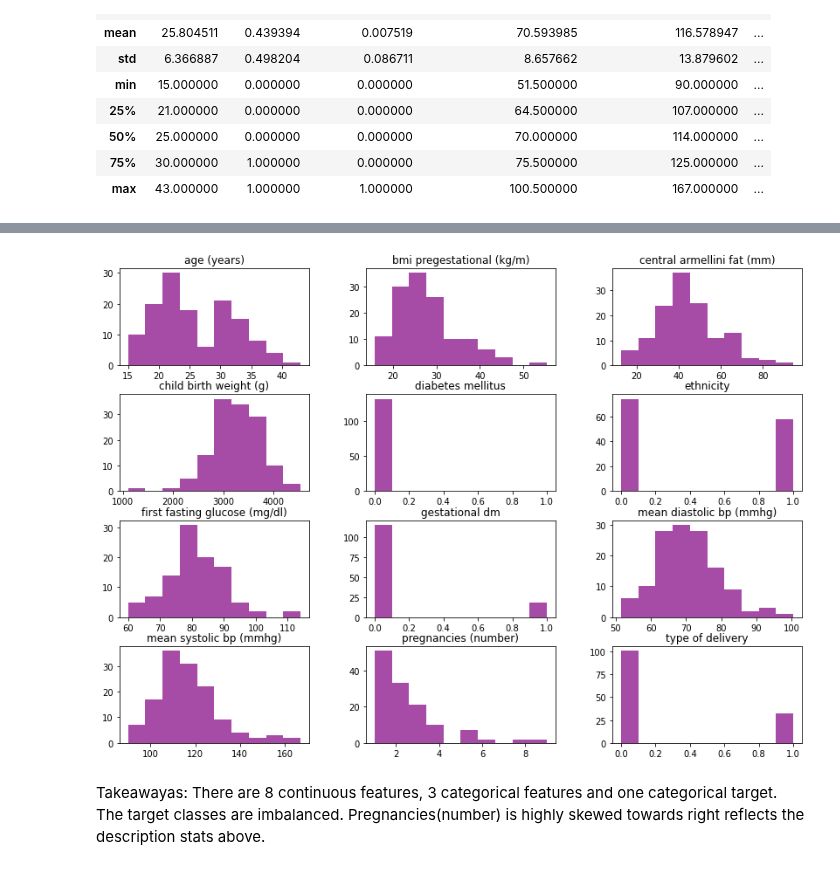
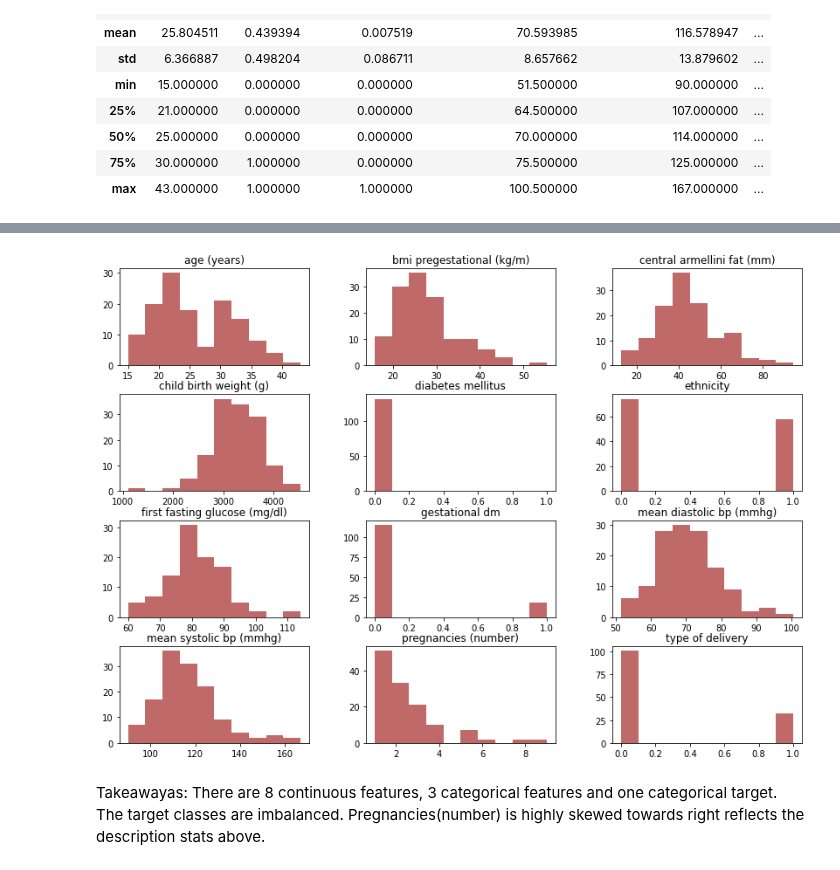
Before and after one commit to Harmeet2504/Insight_Health, a Jupyter notebook: notebooks/EDA.ipynb, the cells around one changed output, grey strips where cells are left out. Cells and saved outputs as stored; diff of their text form; code cells hidden in the pictures.

```diff
--- a/notebooks/EDA.ipynb
+++ b/notebooks/EDA.ipynb
@@ -51,0 +52,5 @@ There are 13 features + 1 target, missing values in ethnicity, pregnancies (numb
+# %%
+# Reformatting "current gestational age", "gestational age at birth"
+df["current gestational age"] =df["current gestational age"].apply(lambda x: str(x.replace(',','.'))).astype(float)
+df["gestational age at birth"] =df["gestational age at birth"].apply(lambda x: str(x.replace(',','.'))).astype(float)
+df.head()
@@ -66,8 +95,8 @@ Mean age is 26, most do not have previous diabetes, maximum number of pregnancy
 # %%
 #Check data distribution
-df.hist(figsize=(14,10), color="purple",alpha=0.7, grid=False);
+df.hist(figsize=(14,10), color="brown",alpha=0.7, grid=False);
 # %% [output]
-[figure, old version]
+[figure, new version]
 # %% [markdown]
 Takeawayas: There are 8 continuous features, 3 categorical features and one categorical target. The target classes are imbalanced. Pregnancies(number) is highly skewed towards right reflects the description stats above.
 # %%
```
Also changed, not shown: parts of 26 cells of this notebook.
